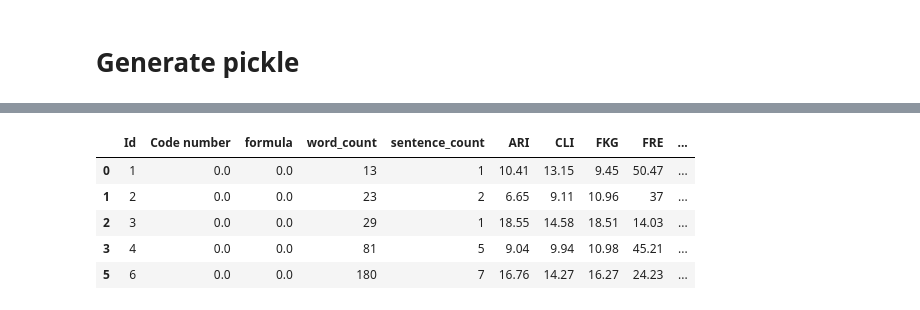
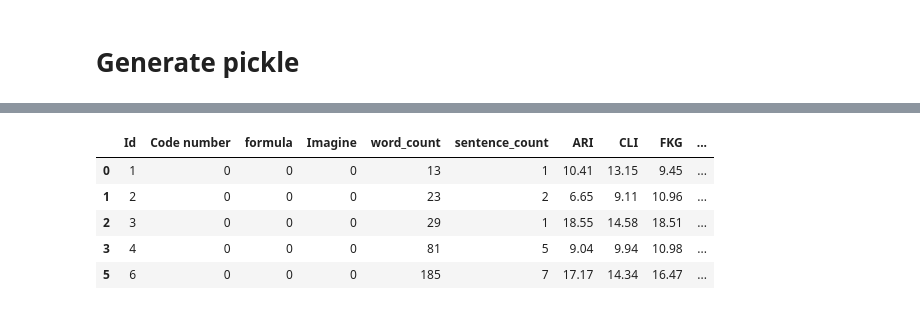
Before and after one commit to jpzhangvincent/StackOverflow-MLproject, a Jupyter notebook: DataMunging/Readability_Metrics.ipynb, the cells around one changed output, grey strips where cells are left out. Cells and saved outputs as stored; diff of their text form; code cells hidden in the pictures.

```diff
--- a/DataMunging/Readability_Metrics.ipynb
+++ b/DataMunging/Readability_Metrics.ipynb
@@ -527,9 +579,9 @@ Name: Body, dtype: int64
 # %%
 def LOC_ptg(data):
     try:
-        LOC = data['Code number']
-        LOB = sent_num(data['Body'])
-        LP = float(LOC/(LOC+LOB))
+        LOC = float(data['Code number'])
+        LOB = float(data['sentence_count'])
+        LP = LOC/(LOC+LOB)
         return LP
     except:
         return 'NaN'
@@ -542 +592,6 @@ LOC_Per = qpost_df.apply(LOC_ptg,axis=1)
+# %%
+LOC_Per = Body_clean_puc_df.apply(LOC_ptg, axis=1)
+#LOC_Per = []
+#for index, row in Body_clean_puc_df.iterrows():
+ #   LOC_Per.append(LOC_ptg(row))
 # %%
@@ -550 +616,3 @@ LOC_Per.value_counts().head()
 dtype: int64
+# %%
+Body_clean_puc_df['LOC_Per'] = LOC_Per
@@ -552,13 +625,14 @@ dtype: int64
 # Generate pickle
 # %%
 Body_clean_puc_df['Id'] = qpost_df['Id']
-Body_clean_puc_df['word_count'] = Words_num_df
-Body_clean_puc_df['sentence_count'] = Sents_num_df
+Body_clean_puc_df['word_count'] = Words_num
+Body_clean_puc_df['sentence_count'] = Sents_num
 Body_clean_puc_df['ARI'] = ARI
 Body_clean_puc_df['CLI'] = CLI
 Body_clean_puc_df['FKG'] = FKG
 Body_clean_puc_df['FRE'] = FRE
 Body_clean_puc_df['GFI'] = GFI
+Body_clean_puc_df['SMOG'] = SMOG
 Body_clean_puc_df['M_Entropy'] = ME
 Body_clean_puc_df['LOC_Per'] = LOC_Per
 Body_clean_puc_df['Score'] = qpost_df['Score']
@@ -577,14 +651,14 @@ with open('Readability_Metrics.pickle', 'wb') as handle:
     pickle.dump(Body_clean_puc_df, handle,protocol=2)
 # %%
-target = ['Id','Code number','formula','word_count','sentence_count','ARI','CLI','FKG','FRE','GFI','M_Entropy','LOC_Per','Score']
+target = ['Id','Code number','formula','Imagine','word_count','sentence_count','ARI','CLI','FKG','FRE','GFI','SMOG','M_Entropy','LOC_Per','Score']
 RM = Body_clean_puc_df[target]
 RM.head()
 # %% [output]
-|  | Id | Code number | formula | word_count | sentence_count | ARI | CLI | FKG | FRE | ... |
-| 0 | 1 | 0.0 | 0.0 | 13 | 1 | 10.41 | 13.15 | 9.45 | 50.47 | ... |
-| 1 | 2 | 0.0 | 0.0 | 23 | 2 | 6.65 | 9.11 | 10.96 | 37 | ... |
-| 2 | 3 | 0.0 | 0.0 | 29 | 1 | 18.55 | 14.58 | 18.51 | 14.03 | ... |
-| 3 | 4 | 0.0 | 0.0 | 81 | 5 | 9.04 | 9.94 | 10.98 | 45.21 | ... |
-| 5 | 6 | 0.0 | 0.0 | 180 | 7 | 16.76 | 14.27 | 16.27 | 24.23 | ... |
+|  | Id | Code number | formula | Imagine | word_count | sentence_count | ARI | CLI | FKG | ... |
+| 0 | 1 | 0 | 0 | 0 | 13 | 1 | 10.41 | 13.15 | 9.45 | ... |
+| 1 | 2 | 0 | 0 | 0 | 23 | 2 | 6.65 | 9.11 | 10.96 | ... |
+| 2 | 3 | 0 | 0 | 0 | 29 | 1 | 18.55 | 14.58 | 18.51 | ... |
+| 3 | 4 | 0 | 0 | 0 | 81 | 5 | 9.04 | 9.94 | 10.98 | ... |
+| 5 | 6 | 0 | 0 | 0 | 185 | 7 | 17.17 | 14.34 | 16.47 | ... |
 # %%
 import pickle
```
Also changed, not shown: parts of 32 cells of this notebook.
